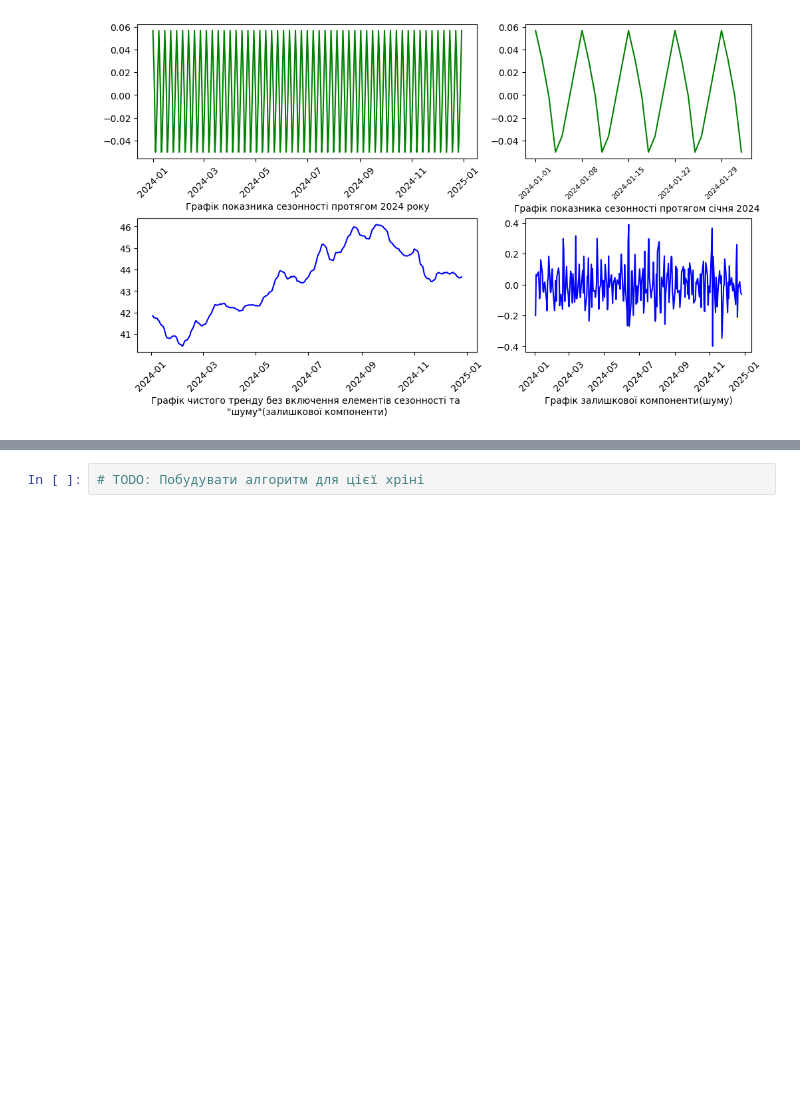
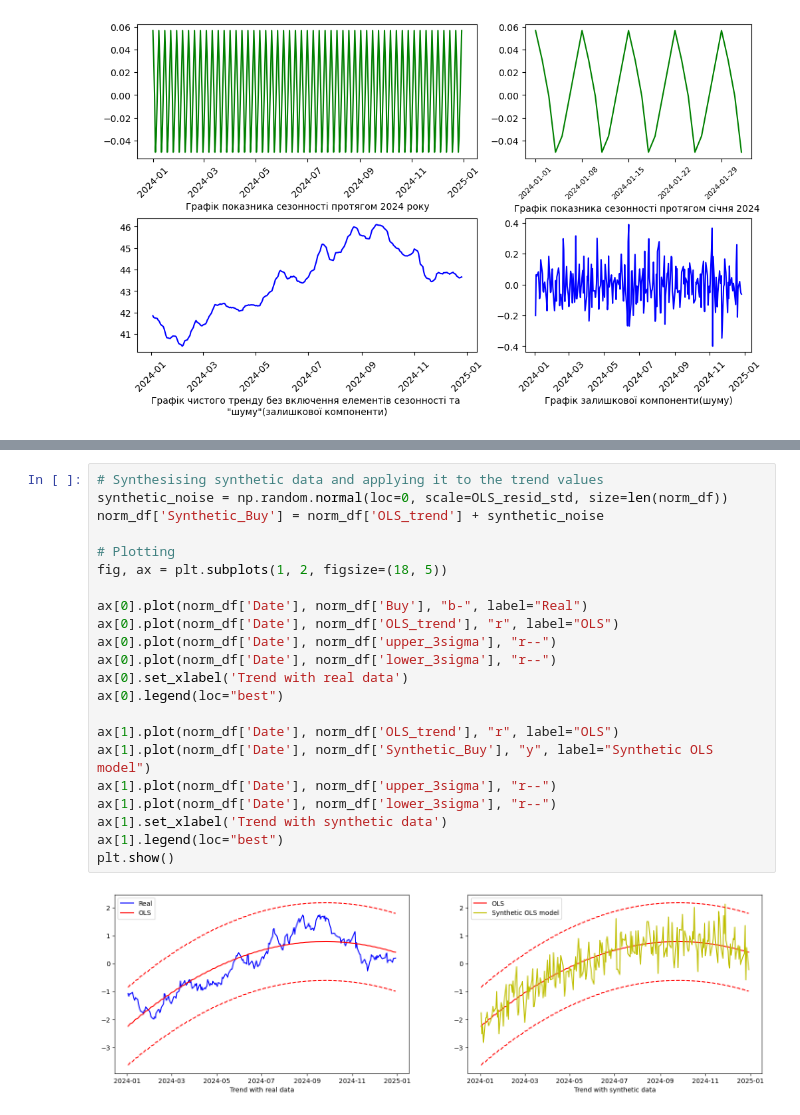
Before and after one commit to VarRoman/7_semester, a Jupyter notebook: Analysis_and_processing/Lab1/lab1_test.ipynb, the cells around one changed output, grey strips where cells are left out. Saved outputs shown, nothing was run; the diff lists cells and outputs as text; blank space fills up the shorter version.

```diff
--- a/Analysis_and_processing/Lab1/lab1_test.ipynb
+++ b/Analysis_and_processing/Lab1/lab1_test.ipynb
@@ -183,2 +269,24 @@ ax[1][1].plot(df_decomposed['resid'], color='b')
-# %%
-# TODO: Побудувати алгоритм для цієї хріні
+# %%
+# Synthesising synthetic data and applying it to the trend values
+synthetic_noise = np.random.normal(loc=0, scale=OLS_resid_std, size=len(norm_df))
+norm_df['Synthetic_Buy'] = norm_df['OLS_trend'] + synthetic_noise
+
+# Plotting
+fig, ax = plt.subplots(1, 2, figsize=(18, 5))
+
+ax[0].plot(norm_df['Date'], norm_df['Buy'], "b-", label="Real")
+ax[0].plot(norm_df['Date'], norm_df['OLS_trend'], "r", label="OLS")
+ax[0].plot(norm_df['Date'], norm_df['upper_3sigma'], "r--")
+ax[0].plot(norm_df['Date'], norm_df['lower_3sigma'], "r--")
+ax[0].set_xlabel('Trend with real data')
+ax[0].legend(loc="best")
+
+ax[1].plot(norm_df['Date'], norm_df['OLS_trend'], "r", label="OLS")
+ax[1].plot(norm_df['Date'], norm_df['Synthetic_Buy'], "y", label="Synthetic OLS model")
+ax[1].plot(norm_df['Date'], norm_df['upper_3sigma'], "r--")
+ax[1].plot(norm_df['Date'], norm_df['lower_3sigma'], "r--")
+ax[1].set_xlabel('Trend with synthetic data')
+ax[1].legend(loc="best")
+plt.show()
+# %% [output]
+[figure, added]
```
Also changed, not shown: parts of 19 cells of this notebook.
